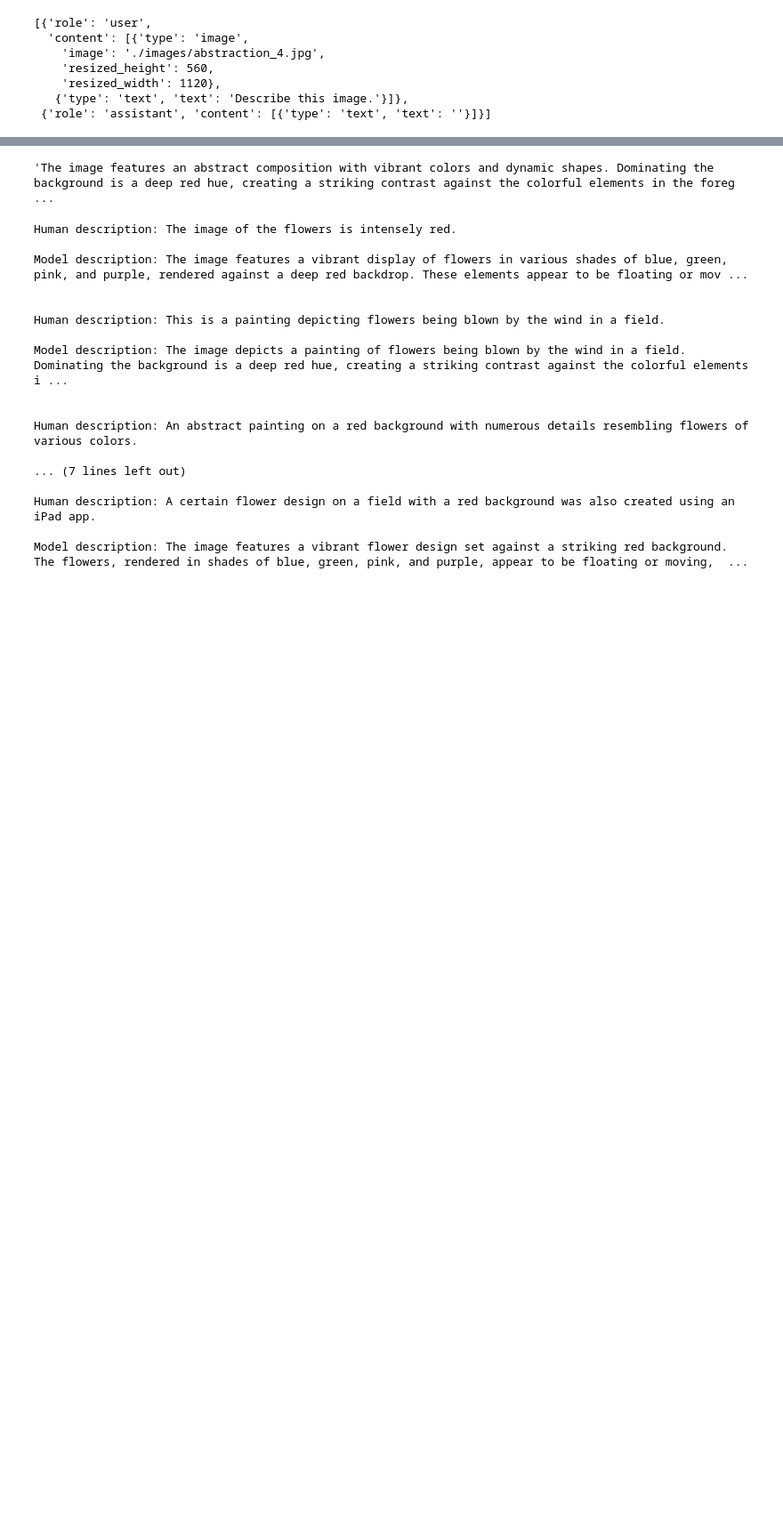
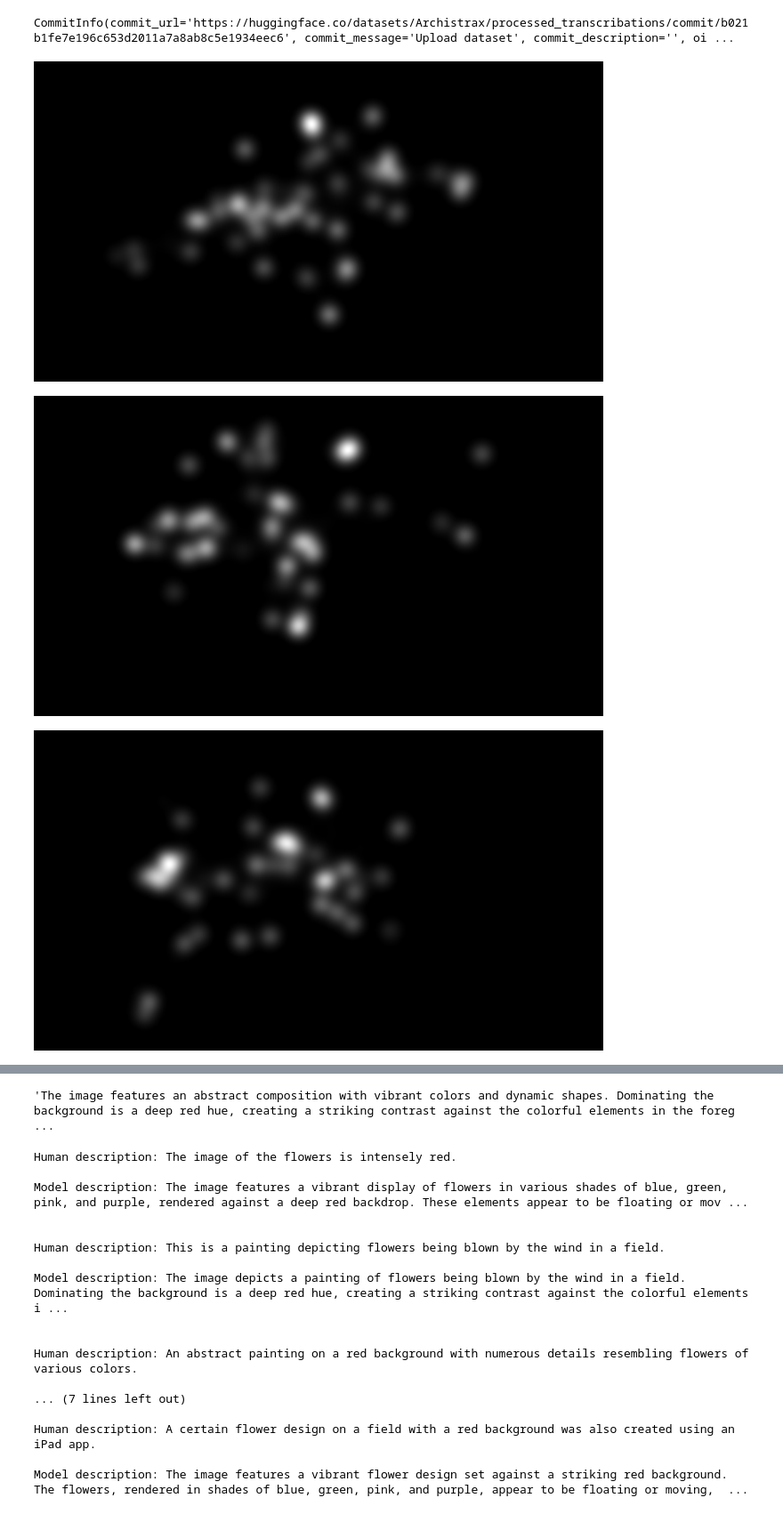
Before and after one commit to Aristarx-Lintter/heatmaps, a Jupyter notebook: notebooks/dataset_modifier.ipynb, the cells around one changed output, grey strips where cells are left out. Shown at 89% size. Saved outputs shown, nothing was run; the diff lists cells and outputs as text; code cells hidden in the pictures; blank space fills up the shorter version.

```diff
--- a/notebooks/dataset_modifier.ipynb
+++ b/notebooks/dataset_modifier.ipynb
@@ -15,7 +15,7 @@ from transformers import AutoProcessor
 from vllm import LLM, SamplingParams
 from qwen_vl_utils import process_vision_info
 
-path = "./Qwen2.5-VL-3B-Instruct"
+path = "Qwen/Qwen2.5-VL-3B-Instruct"
 
 target_answer = """Describe the visible content of this image shortly, objectively and factually **as a single, continuous paragraph of prose.** Focus on the main subjects or elements present. Note their key visual characteristics (e.g., color, shape, texture if prominent) and their spatial arrangement or relationship to one another. If any actions or interactions are depicted, describe them simply.
 
@@ -64,7 +117,7 @@ INFO 04-23 08:15:26 [core_client.py:435] Core engine process 0 ready.
 # %%
-from datasets import Dataset
+from datasets import Dataset, load_dataset
 
 
-data = Dataset.load_from_disk("dried_heatmaps")
+data = load_dataset("Archistrax/dried_heatmaps")
 data
 # %% [output]
@@ -158,13 +187,48 @@ The image features an abstract painting with a dynamic composition. The left sid
-# %%
-from src.common.templates import messages_template
-
-
-messages_template(data[0]["image"], "")
-# %% [output]
-[{'role': 'user',
-  'content': [{'type': 'image',
-    'image': './images/abstraction_4.jpg',
-    'resized_height': 560,
-    'resized_width': 1120},
-   {'type': 'text', 'text': 'Describe this image.'}]},
- {'role': 'assistant', 'content': [{'type': 'text', 'text': ''}]}]
+# %%
+from dotenv import load_dotenv
+
+load_dotenv("../.env")
+
+processed_dataset.push_to_hub("Archistrax/processed_transcribations")
+# %% [output]
+CommitInfo(commit_url='https://huggingface.co/datasets/Archistrax/processed_transcribations/commit/b021b1fe7e196c653d2011a7a8ab8c5e1934eec6', commit_message='Upload dataset', commit_description='', oi ...
+# %%
+heatmaps = processed_dataset["heatmap"]
+# %%
+from IPython.display import display
+import numpy as np
+
+
+WHITE_CHECK_STD_THRESHOLD = 3.0  # Макс. стандартное отклонение для "однотонности"
+WHITE_CHECK_MEAN_THRESHOLD = 250.0 # Мин. среднее значение (0-255) для "белого"
+
+
+def is_image_mostly_white(pil_image, std_threshold=WHITE_CHECK_STD_THRESHOLD, mean_threshold=WHITE_CHECK_MEAN_THRESHOLD):
+    """
+    Проверяет, является ли PIL изображение преимущественно белым.
+    Конвертирует в градации серого, считает std и mean.
+    Возвращает True, если std < std_threshold И mean > mean_threshold.
+    """
+    if pil_image is None:
+        return False
+    try:
+        gray_image = pil_image.convert('L')
+        img_array = np.array(gray_image)
+        std_dev = np.std(img_array)
+        mean_val = np.mean(img_array)
+
+        if std_dev < std_threshold and mean_val > mean_threshold:
+            return True
+        else:
+            return False
+    except Exception as e:
+        return False # Считаем, что не белое, если проверка не удалась
+
+for heat in heatmaps[:20]:
+    display(heat)
+    if is_image_mostly_white(heat):
+        break
+# %% [output]
+[figure, added]
+[figure, added]
+[figure, added]
```
Also changed, not shown: parts of 13 cells of this notebook, 5 other files.
